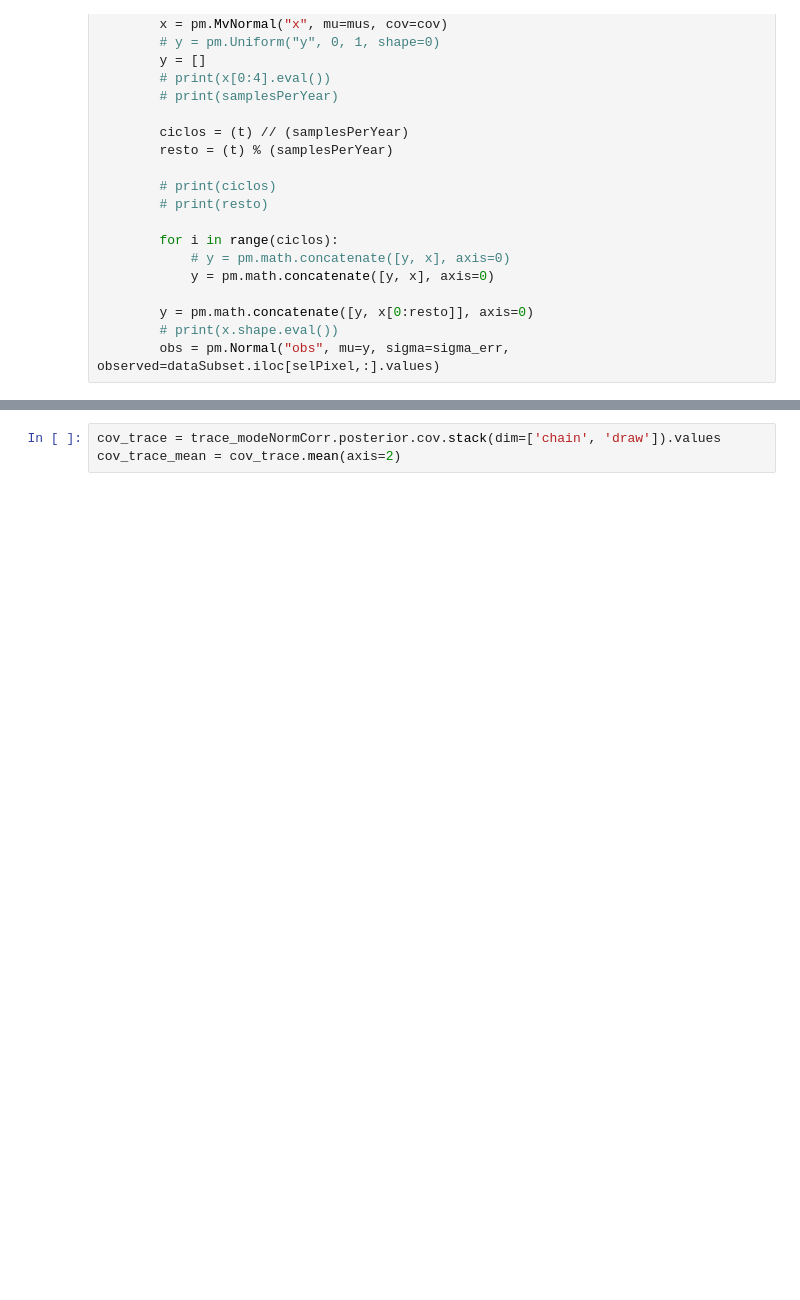
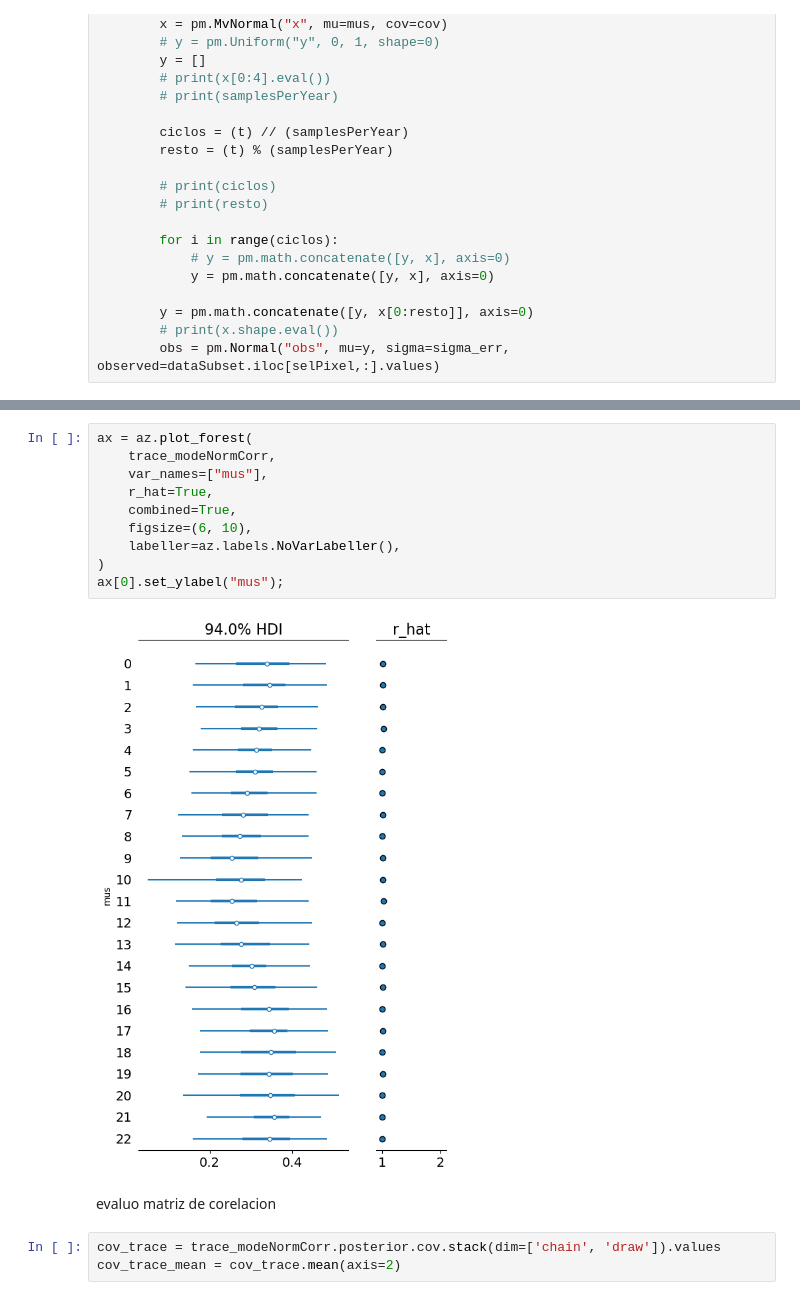
Before and after one commit to verderis/TimeSeries, a Jupyter notebook: loredo_2025 hierarchical.ipynb, the cells around one changed output, grey strips where cells are left out. Cells and saved outputs as stored; diff of their text form; blank space fills up the shorter version.

```diff
--- a/loredo_2025 hierarchical.ipynb
+++ b/loredo_2025 hierarchical.ipynb
@@ -219,3 +208,17 @@ Chain 3 reached the maximum tree depth. Increase `max_treedepth`, increase `targ
+# %%
+ax = az.plot_forest(
+    trace_modeNormCorr,
+    var_names=["mus"],
+    r_hat=True,
+    combined=True,
+    figsize=(6, 10),
+    labeller=az.labels.NoVarLabeller(),
+)
+ax[0].set_ylabel("mus");
+# %% [output]
+[figure, added]
+# %% [markdown]
+evaluo matriz de corelacion
 # %%
 cov_trace = trace_modeNormCorr.posterior.cov.stack(dim=['chain', 'draw']).values
 cov_trace_mean = cov_trace.mean(axis=2)
```
Also changed, not shown: parts of 18 cells of this notebook.
